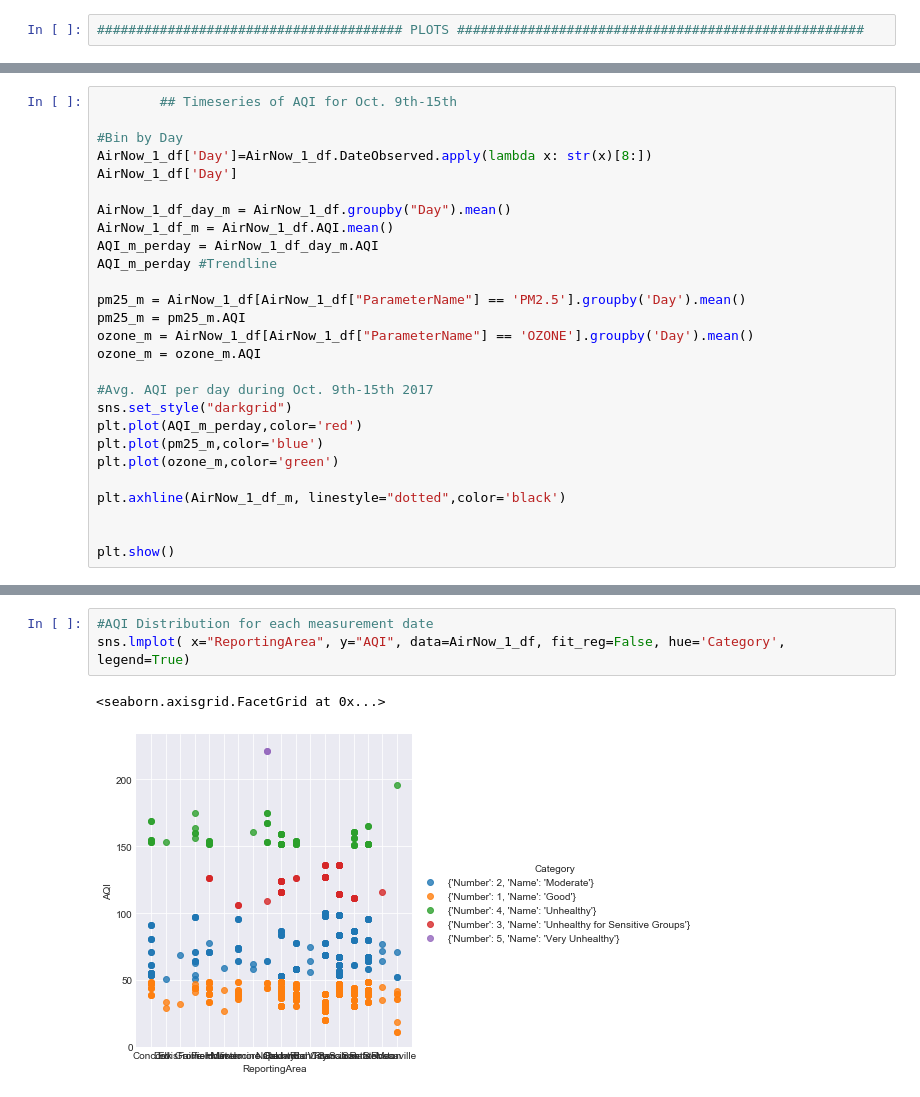
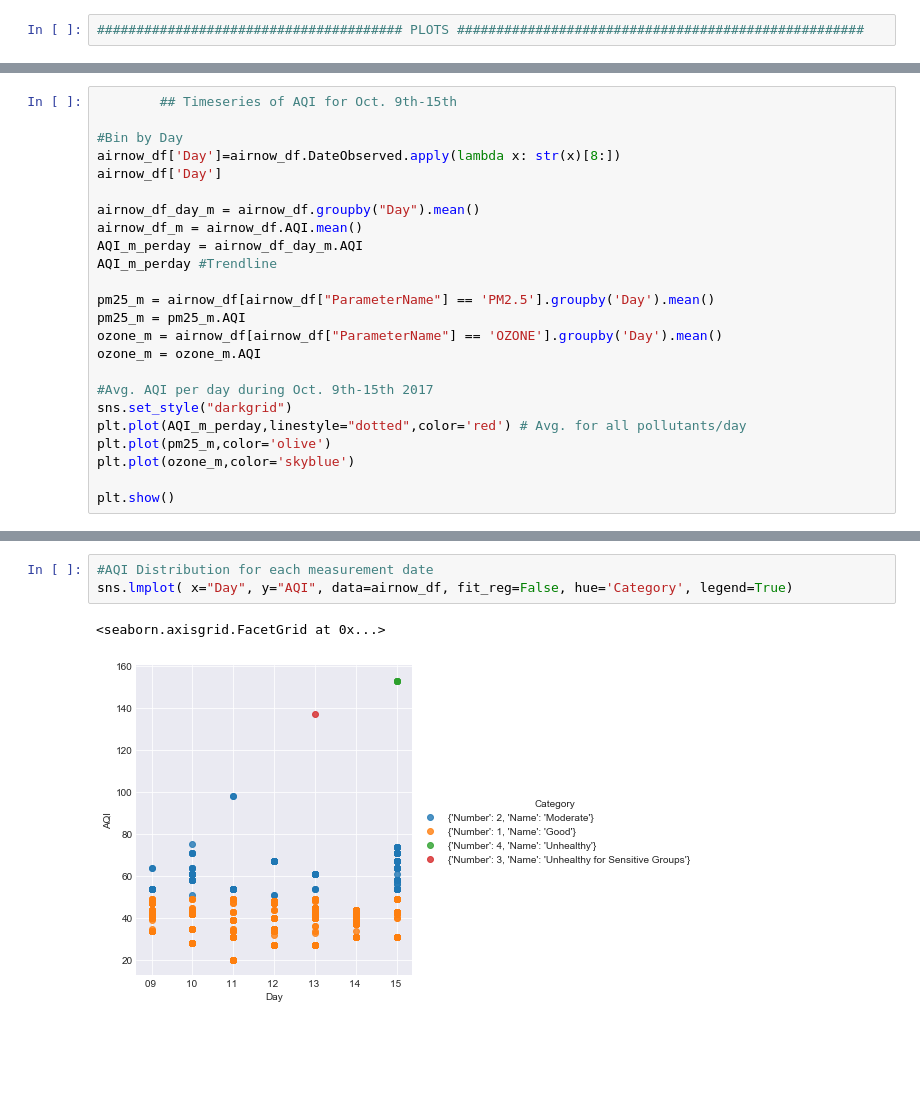
Before and after one commit to HP-Nunes/airQualityInTheBayArea_October2017, a Jupyter notebook: Push_to_Master/Master_Notebook.ipynb, the cells around one changed output, grey strips where cells are left out. Drawn from its saved outputs; the diff is of its cells as text; blank space fills up the shorter version.

```diff
--- a/Push_to_Master/Master_Notebook.ipynb
+++ b/Push_to_Master/Master_Notebook.ipynb
@@ -337,27 +452,24 @@ ax_box.axvline(200, color='purple')
         ## Timeseries of AQI for Oct. 9th-15th
 
 #Bin by Day
-AirNow_1_df['Day']=AirNow_1_df.DateObserved.apply(lambda x: str(x)[8:])
-AirNow_1_df['Day']
+airnow_df['Day']=airnow_df.DateObserved.apply(lambda x: str(x)[8:])
+airnow_df['Day']
 
-AirNow_1_df_day_m = AirNow_1_df.groupby("Day").mean()
-AirNow_1_df_m = AirNow_1_df.AQI.mean()
-AQI_m_perday = AirNow_1_df_day_m.AQI
+airnow_df_day_m = airnow_df.groupby("Day").mean()
+airnow_df_m = airnow_df.AQI.mean()
+AQI_m_perday = airnow_df_day_m.AQI
 AQI_m_perday #Trendline
 
-pm25_m = AirNow_1_df[AirNow_1_df["ParameterName"] == 'PM2.5'].groupby('Day').mean()
+pm25_m = airnow_df[airnow_df["ParameterName"] == 'PM2.5'].groupby('Day').mean()
 pm25_m = pm25_m.AQI
-ozone_m = AirNow_1_df[AirNow_1_df["ParameterName"] == 'OZONE'].groupby('Day').mean()
+ozone_m = airnow_df[airnow_df["ParameterName"] == 'OZONE'].groupby('Day').mean()
 ozone_m = ozone_m.AQI
 
 #Avg. AQI per day during Oct. 9th-15th 2017
 sns.set_style("darkgrid")
-plt.plot(AQI_m_perday,color='red')
-plt.plot(pm25_m,color='blue')
-plt.plot(ozone_m,color='green')
-
-plt.axhline(AirNow_1_df_m, linestyle="dotted",color='black')
-
+plt.plot(AQI_m_perday,linestyle="dotted",color='red') # Avg. for all pollutants/day
+plt.plot(pm25_m,color='olive')
+plt.plot(ozone_m,color='skyblue')
 
 plt.show()
 # %% [output]
@@ -365,6 +477,6 @@ plt.show()
 # %%
 #AQI Distribution for each measurement date
-sns.lmplot( x="ReportingArea", y="AQI", data=AirNow_1_df, fit_reg=False, hue='Category', legend=True)
+sns.lmplot( x="Day", y="AQI", data=airnow_df, fit_reg=False, hue='Category', legend=True)
 # %% [output]
 <seaborn.axisgrid.FacetGrid at 0x...>
-[figure, old version]
+[figure, new version]
```
Also changed, not shown: parts of 8 cells of this notebook, 4 other files.
